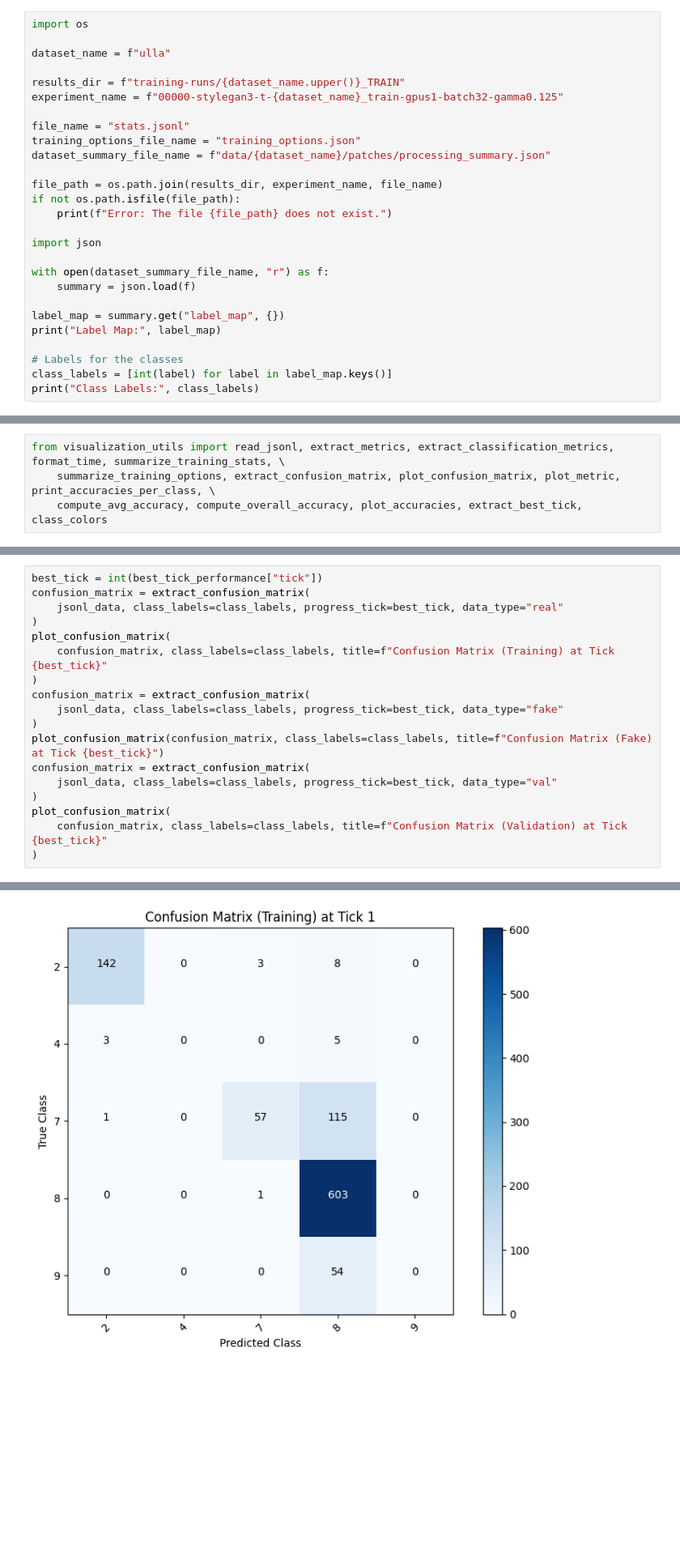
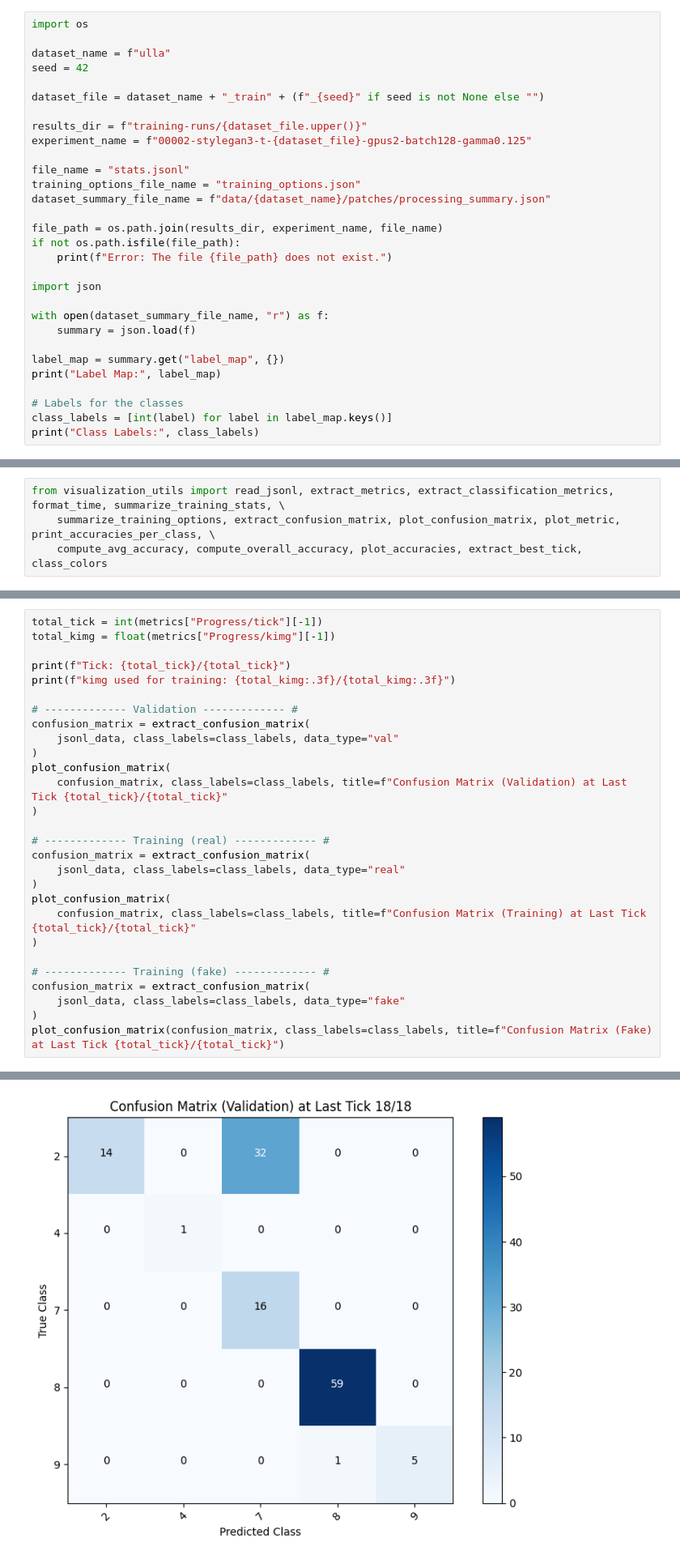
Before and after one commit to antongomez/Conditional-StyleGAN3, a Jupyter notebook: visualize.ipynb, the cells around one changed output, grey strips where cells are left out. Shown at 81% size. Saved outputs shown, nothing was run; the diff lists cells and outputs as text; blank space fills up the shorter version.

Commit message:
Use last model instead of best model on AA on validation set

```diff
--- a/visualize.ipynb
+++ b/visualize.ipynb
@@ -4,9 +4,12 @@
 import os
 
 dataset_name = f"ulla"
+seed = 42
 
-results_dir = f"training-runs/{dataset_name.upper()}_TRAIN"
-experiment_name = f"00000-stylegan3-t-{dataset_name}_train-gpus1-batch32-gamma0.125"
+dataset_file = dataset_name + "_train" + (f"_{seed}" if seed is not None else "")
+
+results_dir = f"training-runs/{dataset_file.upper()}"
+experiment_name = f"00002-stylegan3-t-{dataset_file}-gpus2-batch128-gamma0.125"
 
 file_name = "stats.jsonl"
 training_options_file_name = "training_options.json"
@@ -219,19 +175,29 @@ else:
 # %%
-best_tick = int(best_tick_performance["tick"])
+total_tick = int(metrics["Progress/tick"][-1])
+total_kimg = float(metrics["Progress/kimg"][-1])
+
+print(f"Tick: {total_tick}/{total_tick}")
+print(f"kimg used for training: {total_kimg:.3f}/{total_kimg:.3f}")
+
+# ------------- Validation ------------- #
 confusion_matrix = extract_confusion_matrix(
-    jsonl_data, class_labels=class_labels, progress_tick=best_tick, data_type="real"
+    jsonl_data, class_labels=class_labels, data_type="val"
 )
 plot_confusion_matrix(
-    confusion_matrix, class_labels=class_labels, title=f"Confusion Matrix (Training) at Tick {best_tick}"
+    confusion_matrix, class_labels=class_labels, title=f"Confusion Matrix (Validation) at Last Tick {total_tick}/{total_tick}"
 )
+
+# ------------- Training (real) ------------- #
 confusion_matrix = extract_confusion_matrix(
-    jsonl_data, class_labels=class_labels, progress_tick=best_tick, data_type="fake"
-)
-plot_confusion_matrix(confusion_matrix, class_labels=class_labels, title=f"Confusion Matrix (Fake) at Tick {best_tick}")
-confusion_matrix = extract_confusion_matrix(
-    jsonl_data, class_labels=class_labels, progress_tick=best_tick, data_type="val"
+    jsonl_data, class_labels=class_labels, data_type="real"
 )
 plot_confusion_matrix(
-    confusion_matrix, class_labels=class_labels, title=f"Confusion Matrix (Validation) at Tick {best_tick}"
+    confusion_matrix, class_labels=class_labels, title=f"Confusion Matrix (Training) at Last Tick {total_tick}/{total_tick}"
 )
+
+# ------------- Training (fake) ------------- #
+confusion_matrix = extract_confusion_matrix(
+    jsonl_data, class_labels=class_labels, data_type="fake"
+)
+plot_confusion_matrix(confusion_matrix, class_labels=class_labels, title=f"Confusion Matrix (Fake) at Last Tick {total_tick}/{total_tick}")
 # %% [output]
@@ -238 +206 @@ plot_confusion_matrix(
-[figure, old version]
+[figure, new version]
```
Also changed, not shown: parts of 13 cells of this notebook, 1 other file.
